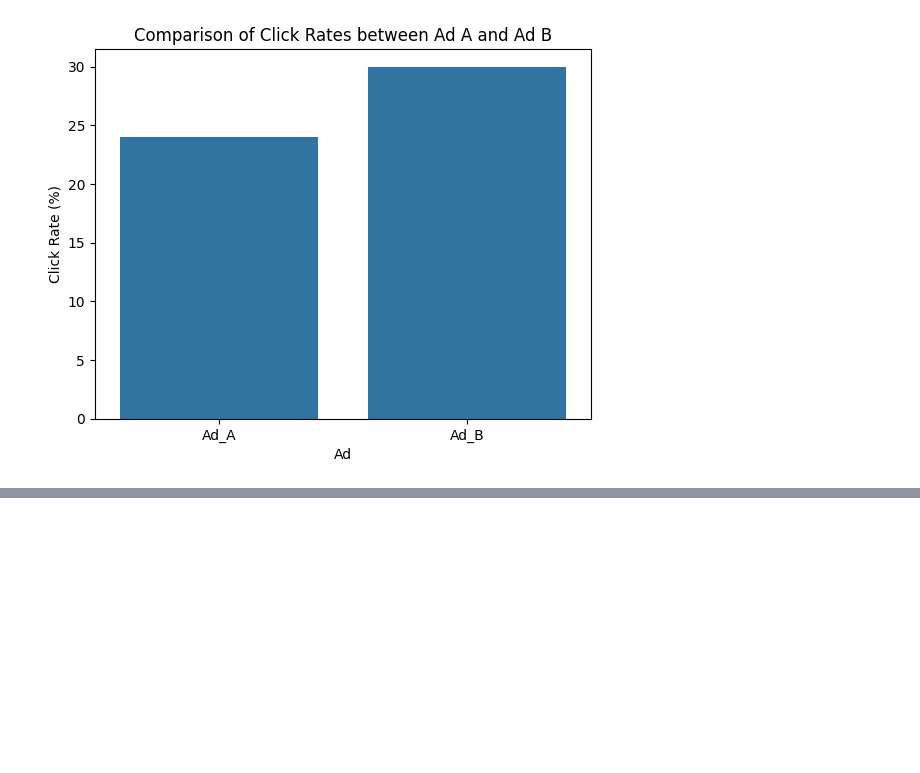
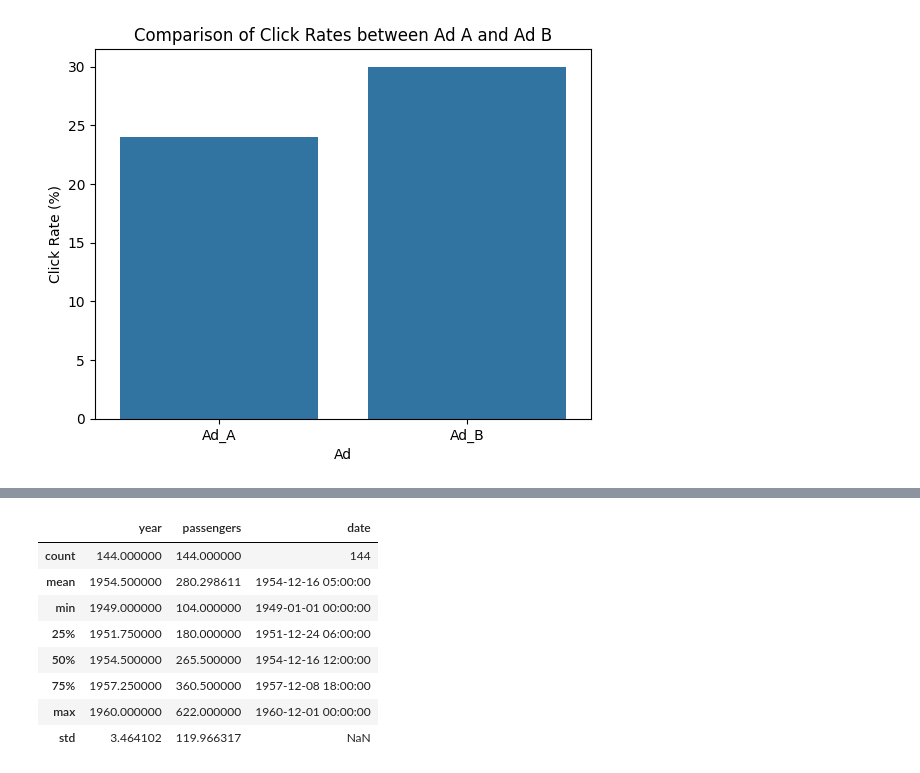
Before and after one commit to 100-hours-a-week/KTB4-grant-AI, a Jupyter notebook: 03/visualization.ipynb, the cells around one changed output, grey strips where cells are left out. Saved outputs shown, nothing was run; the diff lists cells and outputs as text; code cells hidden in the pictures; blank space fills up the shorter version.

```diff
--- a/03/visualization.ipynb
+++ b/03/visualization.ipynb
@@ -1206,0 +1241,12 @@ plt.show()
+# %%
+flights.describe()
+# %% [output]
+|  | year | passengers | date |
+| count | 144.000000 | 144.000000 | 144 |
+| mean | 1954.500000 | 280.298611 | 1954-12-16 05:00:00 |
+| min | 1949.000000 | 104.000000 | 1949-01-01 00:00:00 |
+| 25% | 1951.750000 | 180.000000 | 1951-12-24 06:00:00 |
+| 50% | 1954.500000 | 265.500000 | 1954-12-16 12:00:00 |
+| 75% | 1957.250000 | 360.500000 | 1957-12-08 18:00:00 |
+| max | 1960.000000 | 622.000000 | 1960-12-01 00:00:00 |
+| std | 3.464102 | 119.966317 | NaN |
```
Also changed, not shown: parts of 19 cells of this notebook, 2 other files.
